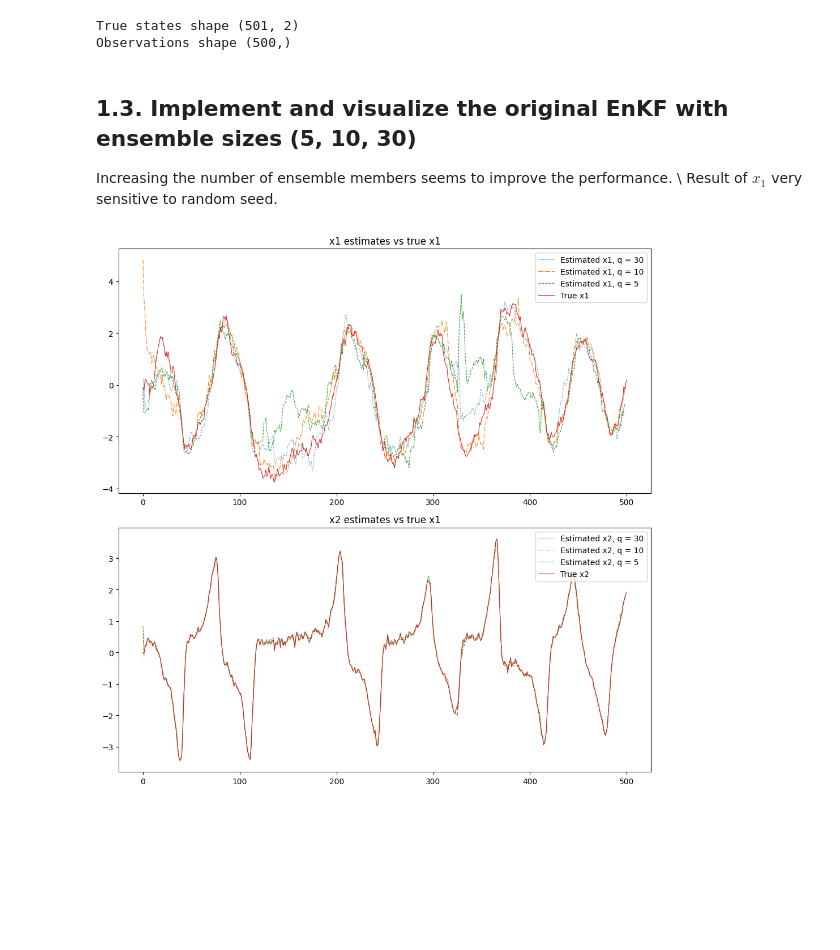
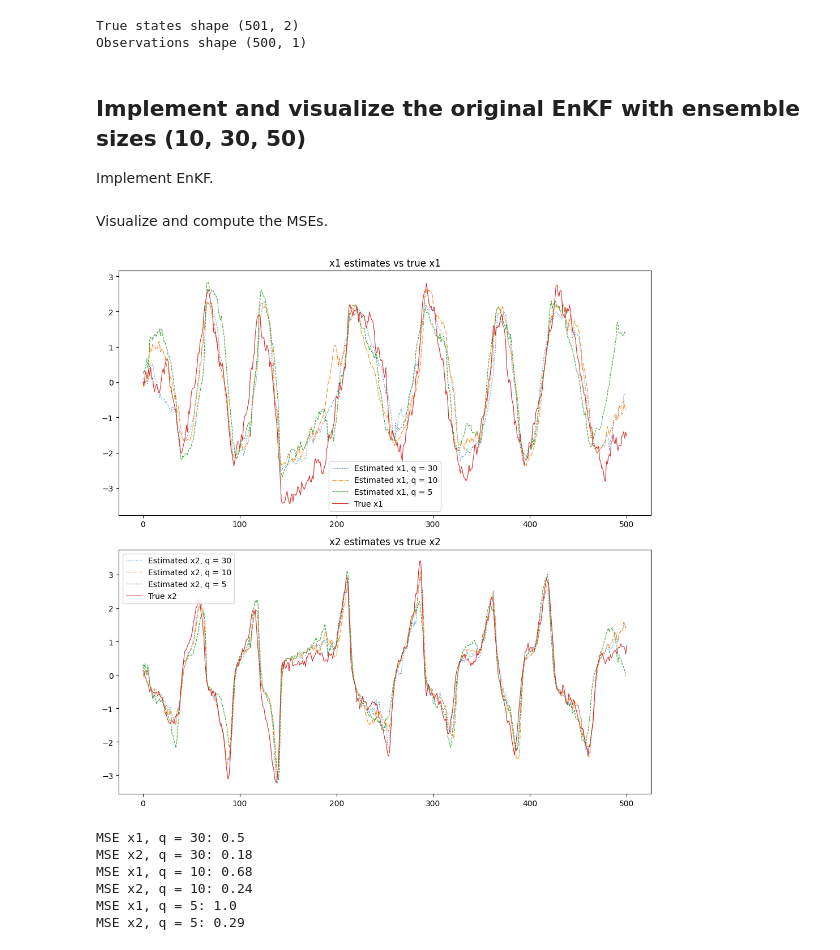
Before and after one commit to JackWang0102/STAT-546-EnFK-Simulation, a Jupyter notebook: EnKF_sim.ipynb, the cells around one changed output. Saved outputs shown, nothing was run; the diff lists cells and outputs as text; code cells hidden in the pictures; blank space fills up the shorter version.

```diff
--- a/EnKF_sim.ipynb
+++ b/EnKF_sim.ipynb
@@ -84,20 +139,15 @@ Set the ensemble size to be 5 for later analysis.
 # %%
 # Define parameters
-np.random.seed(123)
-ensemble_size = 5
+np.random.seed(999)
 state_dim = 2
-R = 0.003  # Observation noise covariance
+R = 0.5 # Observation noise covariance
 Q = np.diag([0.0262, 0.008])  # Process noise covariance
 alpha = 1.0  # Parameter for the Van der Pol oscillator
 h = 0.1      # Step size
 C = np.array([0, 1])
 T = 500  # Total time steps
+inflation = 1
 initial_state = np.zeros(state_dim)
-
-
-# Instantiate and initialize EnKF
-enkf = EnsembleKalmanFilter(ensemble_size, state_dim, process_model, observation_model, R, Q)
-enkf.initialize_ensemble(initial_state)
 
 # Generate data and the true states
 w = np.random.multivariate_normal(np.zeros(state_dim), Q)
@@ -115,12 +165,12 @@ for t in range(T):
     observation = observation_model(true_states[t+1]) + v
     observations = np.append(observations, [observation], axis=0)
 
+observations = observations.reshape(-1, 1)
 print("True states shape", np.shape(true_states))
 print("Observations shape", np.shape(observations))
 # %% [output]
 True states shape (501, 2)
-Observations shape (500,)
+Observations shape (500, 1)
 # %% [markdown]
-## 1.3. Implement and visualize the original EnKF with ensemble sizes (5, 10, 30)
-Increasing the number of ensemble members seems to improve the performance. \\
-Result of $x_1$ very sensitive to random seed.
+## Implement and visualize the original EnKF with ensemble sizes (10, 30, 50)
+Implement EnKF.
@@ -127,55 +216,50 @@ Result of $x_1$ very sensitive to random seed.
+# %% [markdown]
+Visualize and compute the MSEs.
 # %%
-# Implement the EnFK
-np.random.seed(123)
-ensemble_size = 30
-result_x1_30 = []
-result_x2_30 = []
-for observation in observations:
-  enkf.predict()
-  enkf.update(observation)
-  result_x1_30.append(enkf.get_state_estimate()[0])
-  result_x2_30.append(enkf.get_state_estimate()[1])
-
-ensemble_size = 10
-result_x1_10 = []
-result_x2_10 = []
-for observation in observations:
-  enkf.predict()
-  enkf.update(observation)
-  result_x1_10.append(enkf.get_state_estimate()[0])
-  result_x2_10.append(enkf.get_state_estimate()[1])
-
-ensemble_size = 5
-result_x1 = []
-result_x2 = []
-for observation in observations:
-  enkf.predict()
-  enkf.update(observation)
-  result_x1.append(enkf.get_state_estimate()[0])
-  result_x2.append(enkf.get_state_estimate()[1])
-
 # Visualize
 # Create a 2x2 grid of subplots
 fig, axs = plt.subplots(2, 1, figsize=(10, 10))
 
 # Plot data in each subplot
 axs[0].plot(result_x1_30, linestyle=':', linewidth=0.8, label="Estimated x1, q = 30")
 axs[0].plot(result_x1_10, linestyle='-.', linewidth=0.8, label="Estimated x1, q = 10")
-axs[0].plot(result_x1, linestyle='--', linewidth=0.8, label="Estimated x1, q = 5")
+axs[0].plot(result_x1_5, linestyle='--', linewidth=0.8, label="Estimated x1, q = 5")
 axs[0].plot(true_states[:, 0], linewidth=0.8, label="True x1")
 axs[0].set_title("x1 estimates vs true x1")
 axs[0].legend()
 
+
 axs[1].plot(result_x2_30, linestyle=':', linewidth=0.8, label="Estimated x2, q = 30")
 axs[1].plot(result_x2_10, linestyle='-.', linewidth=0.8, label="Estimated x2, q = 10")
-axs[1].plot(result_x2, linestyle='--', linewidth=0.8, label="Estimated x2, q = 5")
+axs[1].plot(result_x2_5, linestyle='--', linewidth=0.8, label="Estimated x2, q = 5")
 axs[1].plot(true_states[:, 1], linewidth=0.8, label="True x2")
-axs[1].set_title("x2 estimates vs true x1")
+axs[1].set_title("x2 estimates vs true x2")
 axs[1].legend()
 
 # Adjust layout to prevent overlap
 plt.tight_layout()
 plt.show()
+
+# MSEs
+MSE_x1_30 = np.mean((np.array(result_x1_30) - true_states[1:, 0])**2)
+MSE_x2_30 = np.mean((np.array(result_x2_30) - true_states[1:, 1])**2)
+MSE_x1_10 = np.mean((np.array(result_x1_10) - true_states[1:, 0])**2)
+MSE_x2_10 = np.mean((np.array(result_x2_10) - true_states[1:, 1])**2)
+MSE_x1_5 = np.mean((np.array(result_x1_5) - true_states[1:, 0])**2)
+MSE_x2_5 = np.mean((np.array(result_x2_5) - true_states[1:, 1])**2)
+
+print(f"MSE x1, q = 30: {MSE_x1_30:.2}")
+print(f"MSE x2, q = 30: {MSE_x2_30:.2}")
+print(f"MSE x1, q = 10: {MSE_x1_10:.2}")
+print(f"MSE x2, q = 10: {MSE_x2_10:.2}")
+print(f"MSE x1, q = 5: {MSE_x1_5:.2}")
+print(f"MSE x2, q = 5: {MSE_x2_5:.2}")
 # %% [output]
-[figure, old version]
+[figure, new version]
+MSE x1, q = 30: 0.5
+MSE x2, q = 30: 0.18
+MSE x1, q = 10: 0.68
+MSE x2, q = 10: 0.24
+MSE x1, q = 5: 1.0
+MSE x2, q = 5: 0.29
 # %% [markdown]
```
Also changed, not shown: parts of 28 cells of this notebook.
